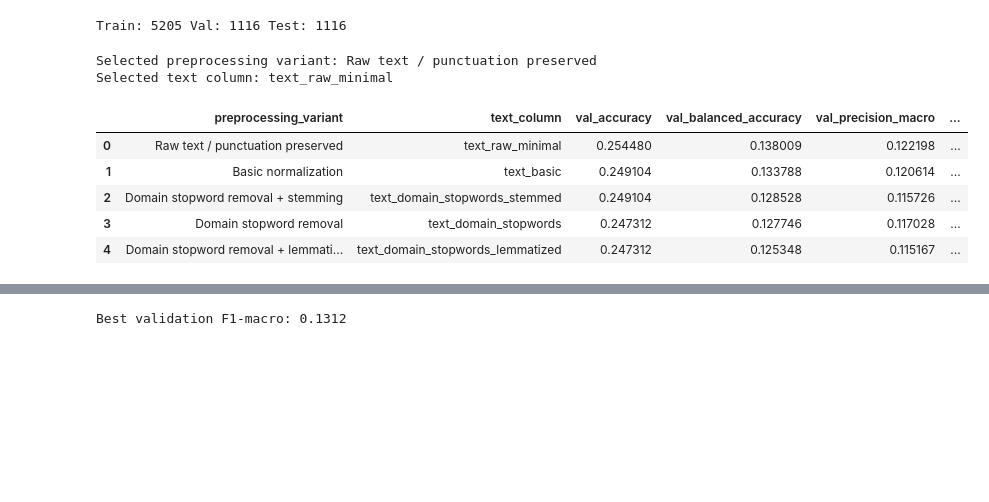
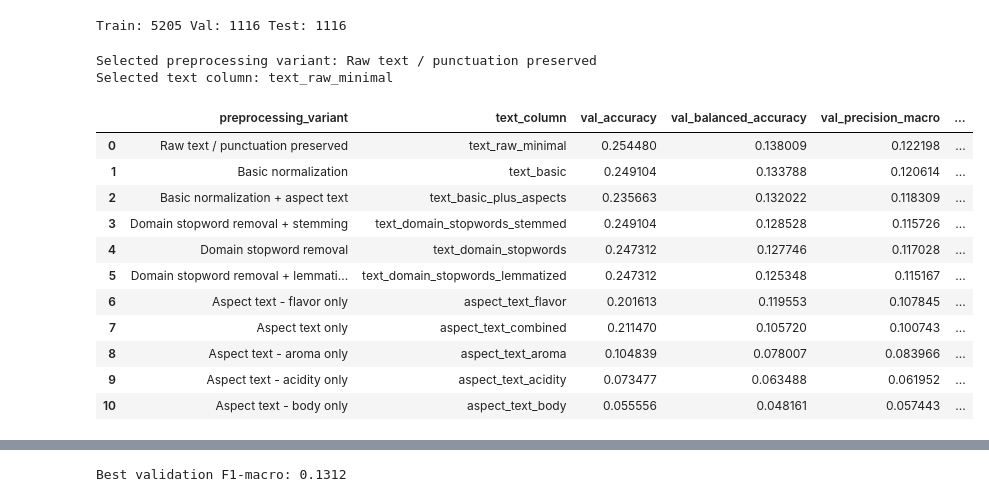
Before and after one commit to slothislazy/Coffee-Origin-and-Recommendation, a Jupyter notebook: 02_Origin_Classification_TF-IDF.ipynb, the cells around one changed output, grey strips where cells are left out. Cells and saved outputs as stored; diff of their text form; code cells hidden in the pictures; blank space fills up the shorter version.

```diff
--- a/02_Origin_Classification_TF-IDF.ipynb
+++ b/02_Origin_Classification_TF-IDF.ipynb
@@ -16,7 +17,7 @@ from sklearn.svm import LinearSVC
 from nltk.stem import PorterStemmer, WordNetLemmatizer
 import matplotlib.pyplot as plt
 # %%
-DATA_PATH = 'Data/final_coffee_reviews.csv'
+DATA_PATH = 'Data/final_coffee_reviews_absa.csv'
 RANDOM_STATE = 42
 MIN_SAMPLES_PER_CLASS = 30
 
@@ -127,6 +128,21 @@ df['text_basic'] = df['Blind Assessment'].fillna('').map(normalize_text)
 df['text_domain_stopwords'] = df['text_basic'].map(remove_domain_stopwords)
 df['text_domain_stopwords_stemmed'] = df['text_basic'].map(remove_domain_stopwords_and_stem)
 df['text_domain_stopwords_lemmatized'] = df['text_basic'].map(remove_domain_stopwords_and_lemmatize)
+
+# Aspect-based text views from notebook 01
+for col in ['aroma_text', 'flavor_text', 'acidity_text', 'body_text', 'combined_text']:
+    if col not in df.columns:
+        df[col] = ''
+    df[col] = df[col].fillna('').astype(str)
+
+df['aspect_text_combined'] = df['combined_text'].map(normalize_text)
+df['aspect_text_flavor'] = df['flavor_text'].map(normalize_text)
+df['aspect_text_aroma'] = df['aroma_text'].map(normalize_text)
+df['aspect_text_acidity'] = df['acidity_text'].map(normalize_text)
+df['aspect_text_body'] = df['body_text'].map(normalize_text)
+df['text_basic_plus_aspects'] = (
+    df['text_basic'].fillna('') + ' ' + df['aspect_text_combined'].fillna('')
+).str.replace(r'\s+', ' ', regex=True).str.strip()
 df['text_main'] = df['text_basic']
 
 # Use the country label prepared in notebook 01
@@ -240,6 +256,12 @@ def evaluate(model, X_data, y_true, split_name='split'):
 preprocessing_variants = {
     'Raw text / punctuation preserved': 'text_raw_minimal',
     'Basic normalization': 'text_basic',
+    'Aspect text only': 'aspect_text_combined',
+    'Basic normalization + aspect text': 'text_basic_plus_aspects',
+    'Aspect text - flavor only': 'aspect_text_flavor',
+    'Aspect text - aroma only': 'aspect_text_aroma',
+    'Aspect text - acidity only': 'aspect_text_acidity',
+    'Aspect text - body only': 'aspect_text_body',
     'Domain stopword removal': 'text_domain_stopwords',
     'Domain stopword removal + stemming': 'text_domain_stopwords_stemmed',
     'Domain stopword removal + lemmatization': 'text_domain_stopwords_lemmatized',
@@ -286,36 +308,42 @@ for variant_name, column_name in preprocessing_variants.items():
     ablation_results.append({
         'preprocessing_variant': variant_name,
         'text_column': column_name,
         'val_accuracy': val_acc,
         'val_balanced_accuracy': val_bal_acc,
         'val_precision_macro': val_p,
         'val_recall_macro': val_r,
         'val_f1_macro': val_f1,
         'test_accuracy': test_acc,
         'test_balanced_accuracy': test_bal_acc,
         'test_precision_macro': test_p,
         'test_recall_macro': test_r,
         'test_f1_macro': test_f1,
     })
 
     if val_f1 > best_preprocessing_val_f1:
         best_preprocessing_val_f1 = val_f1
         best_preprocessing_name = variant_name
         best_text_column = column_name
 
 ablation_results_df = pd.DataFrame(ablation_results).sort_values('val_f1_macro', ascending=False).reset_index(drop=True)
 print('Selected preprocessing variant:', best_preprocessing_name)
 print('Selected text column:', best_text_column)
 ablation_results_df
 # %% [output]
 Selected preprocessing variant: Raw text / punctuation preserved
 Selected text column: text_raw_minimal
 |  | preprocessing_variant | text_column | val_accuracy | val_balanced_accuracy | val_precision_macro | ... |
 | 0 | Raw text / punctuation preserved | text_raw_minimal | 0.254480 | 0.138009 | 0.122198 | ... |
 | 1 | Basic normalization | text_basic | 0.249104 | 0.133788 | 0.120614 | ... |
-| 2 | Domain stopword removal + stemming | text_domain_stopwords_stemmed | 0.249104 | 0.128528 | 0.115726 | ... |
-| 3 | Domain stopword removal | text_domain_stopwords | 0.247312 | 0.127746 | 0.117028 | ... |
-| 4 | Domain stopword removal + lemmati... | text_domain_stopwords_lemmatized | 0.247312 | 0.125348 | 0.115167 | ... |
+| 2 | Basic normalization + aspect text | text_basic_plus_aspects | 0.235663 | 0.132022 | 0.118309 | ... |
+| 3 | Domain stopword removal + stemming | text_domain_stopwords_stemmed | 0.249104 | 0.128528 | 0.115726 | ... |
+| 4 | Domain stopword removal | text_domain_stopwords | 0.247312 | 0.127746 | 0.117028 | ... |
+| 5 | Domain stopword removal + lemmati... | text_domain_stopwords_lemmatized | 0.247312 | 0.125348 | 0.115167 | ... |
+| 6 | Aspect text - flavor only | aspect_text_flavor | 0.201613 | 0.119553 | 0.107845 | ... |
+| 7 | Aspect text only | aspect_text_combined | 0.211470 | 0.105720 | 0.100743 | ... |
+| 8 | Aspect text - aroma only | aspect_text_aroma | 0.104839 | 0.078007 | 0.083966 | ... |
+| 9 | Aspect text - acidity only | aspect_text_acidity | 0.073477 | 0.063488 | 0.061952 | ... |
+| 10 | Aspect text - body only | aspect_text_body | 0.055556 | 0.048161 | 0.057443 | ... |
 # %%
 X_train = work.loc[train_idx, best_text_column]
 X_val = work.loc[val_idx, best_text_column]
```
Also changed, not shown: parts of 4 cells of this notebook, 22 other files.
